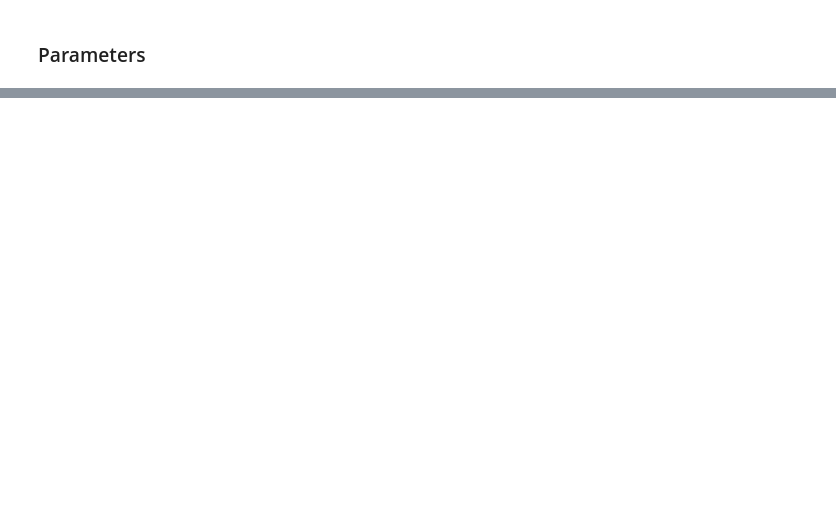
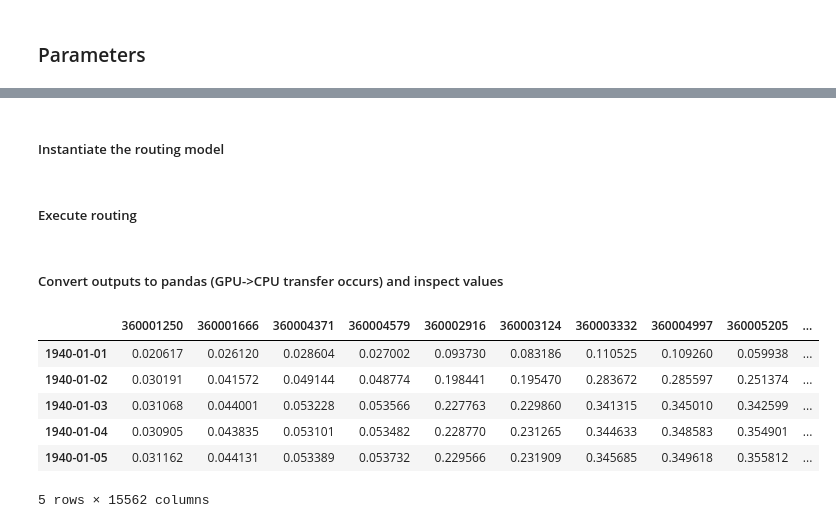
Before and after one commit to TristHas/DiffHydro, a Jupyter notebook: examples/1. RAPID IO.ipynb, the cells around one changed output, grey strips where cells are left out. Drawn from its saved outputs; the diff is of its cells as text; code cells hidden in the pictures; blank space fills up the shorter version.

```diff
--- a/examples/1. RAPID IO.ipynb
+++ b/examples/1. RAPID IO.ipynb
@@ -55,0 +41,2 @@ model = LTIRouter(max_delay=max_delay, dt=dt).to(device)
+# %% [markdown]
+##### Instantiate the routing model
@@ -56,5 +45,17 @@ model = LTIRouter(max_delay=max_delay, dt=dt).to(device)
+# %% [markdown]
+##### Execute routing
 # %%
 discharges = model(runoff, g)
+# %% [markdown]
+##### Convert outputs to pandas (GPU->CPU transfer occurs) and inspect values
 # %%
-discharges = discharges.to_pandas()
-discharges[].plot()
+discharges = discharges.to_pandas() # Convert to pandas
+discharges.head() # Plot outputs in m3/s
+# %% [output]
+|  | 360001250 | 360001666 | 360004371 | 360004579 | 360002916 | 360003124 | 360003332 | 360004997 | 360005205 | ... |
+| 1940-01-01 | 0.020617 | 0.026120 | 0.028604 | 0.027002 | 0.093730 | 0.083186 | 0.110525 | 0.109260 | 0.059938 | ... |
+| 1940-01-02 | 0.030191 | 0.041572 | 0.049144 | 0.048774 | 0.198441 | 0.195470 | 0.283672 | 0.285597 | 0.251374 | ... |
+| 1940-01-03 | 0.031068 | 0.044001 | 0.053228 | 0.053566 | 0.227763 | 0.229860 | 0.341315 | 0.345010 | 0.342599 | ... |
+| 1940-01-04 | 0.030905 | 0.043835 | 0.053101 | 0.053482 | 0.228770 | 0.231265 | 0.344633 | 0.348583 | 0.354901 | ... |
+| 1940-01-05 | 0.031162 | 0.044131 | 0.053389 | 0.053732 | 0.229566 | 0.231909 | 0.345685 | 0.349618 | 0.355812 | ... |
+5 rows × 15562 columns
```
Also changed, not shown: parts of 20 cells of this notebook, 13 other files.
